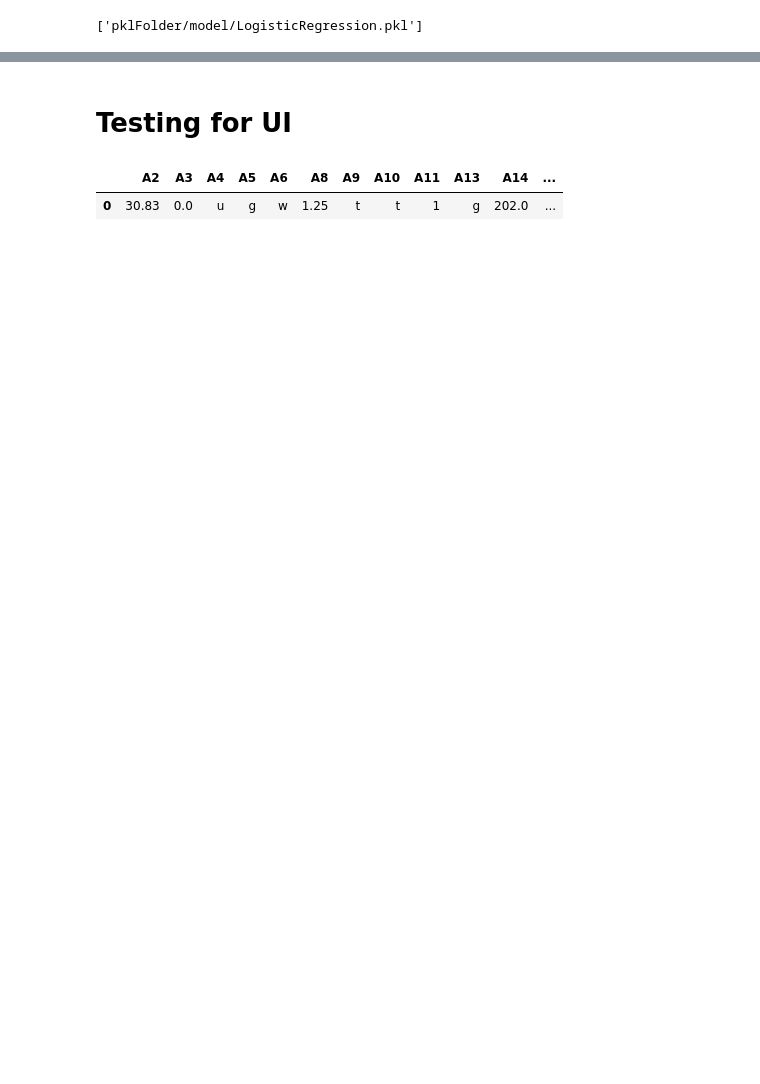
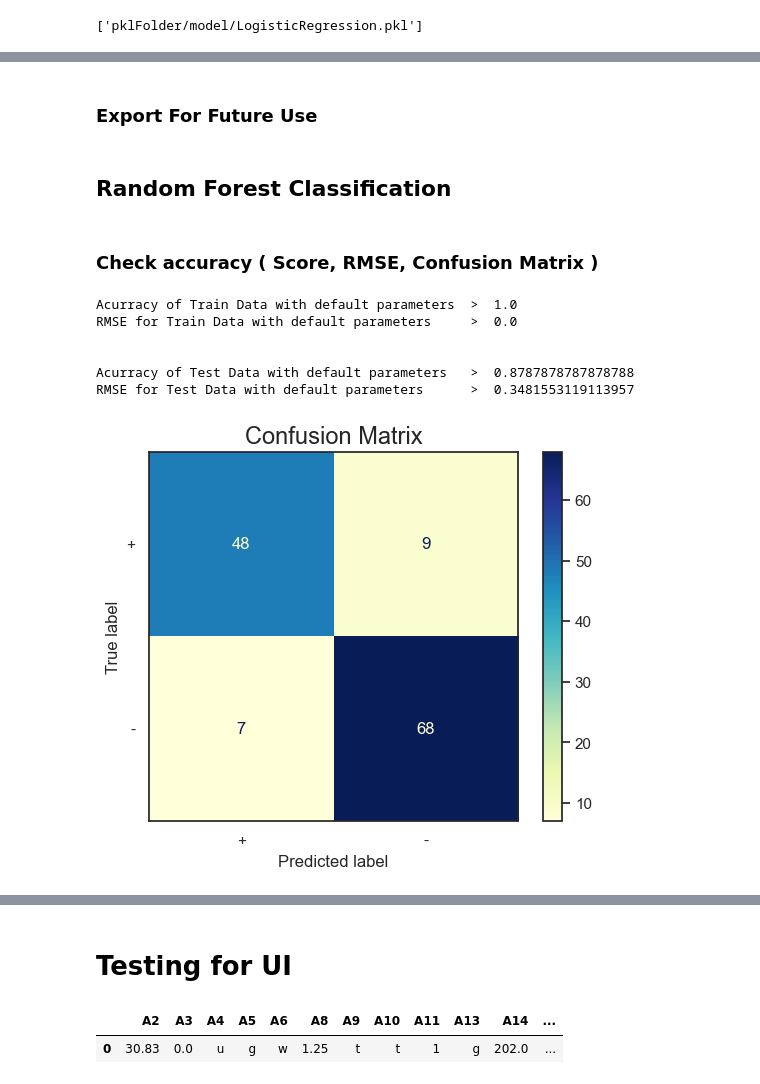
Before and after one commit to crabbbb/Credit-Approval, a Jupyter notebook: New CreditApproval Process.ipynb, the cells around one changed output, grey strips where cells are left out. Saved outputs shown, nothing was run; the diff lists cells and outputs as text; code cells hidden in the pictures; blank space fills up the shorter version.

```diff
--- a/New CreditApproval Process.ipynb
+++ b/New CreditApproval Process.ipynb
@@ -1541,0 +1684,2 @@ LogisticRegression > [1.] ( true )
+# %% [markdown]
+### Export For Future Use
@@ -1541,0 +1691,2 @@ LogisticRegression > [1.] ( true )
+# %% [markdown]
+## Random Forest Classification
@@ -1541,0 +1700,31 @@ LogisticRegression > [1.] ( true )
+# %%
+random_forest_model_default = RandomForestClassifier()
+random_forest_model_default = random_forest_model_default.fit(rescaledX_train, y_train)
+
+y_pred_rf_train = random_forest_model_default.predict(rescaledX_train)
+y_pred_rf_test = random_forest_model_default.predict(rescaledX_test)
+# %% [markdown]
+### Check accuracy ( Score, RMSE, Confusion Matrix )
+# %%
+# display the RMSE and accuracy for both test and train
+print("Acurracy of Train Data with default parameters  > ", accuracy_score(y_train, y_pred_rf_train))
+print("RMSE for Train Data with default parameters     > ", np.sqrt(mean_squared_error(y_train, y_pred_rf_train)))
+print("\n")
+print("Acurracy of Test Data with default parameters   > ", accuracy_score(y_test, y_pred_rf_test))
+print("RMSE for Test Data with default parameters      > ", np.sqrt(mean_squared_error(y_test, y_pred_rf_test)))
+# %% [output]
+Acurracy of Train Data with default parameters  >  1.0
+RMSE for Train Data with default parameters     >  0.0
+
+
+Acurracy of Test Data with default parameters   >  0.8787878787878788
+RMSE for Test Data with default parameters      >  0.3481553119113957
+# %%
+confusion_rf_default = confusion_matrix(y_test, y_pred_rf_test)
+
+diagram = ConfusionMatrixDisplay(confusion_matrix=confusion_rf_default, display_labels=['+', '-'])
+diagram.plot(cmap=plt.cm.YlGnBu)
+plt.title('Confusion Matrix', fontsize=17)
+plt.show()
+# %% [output]
+[figure, added]
```
Also changed, not shown: parts of 121 cells of this notebook, 7 other files.
